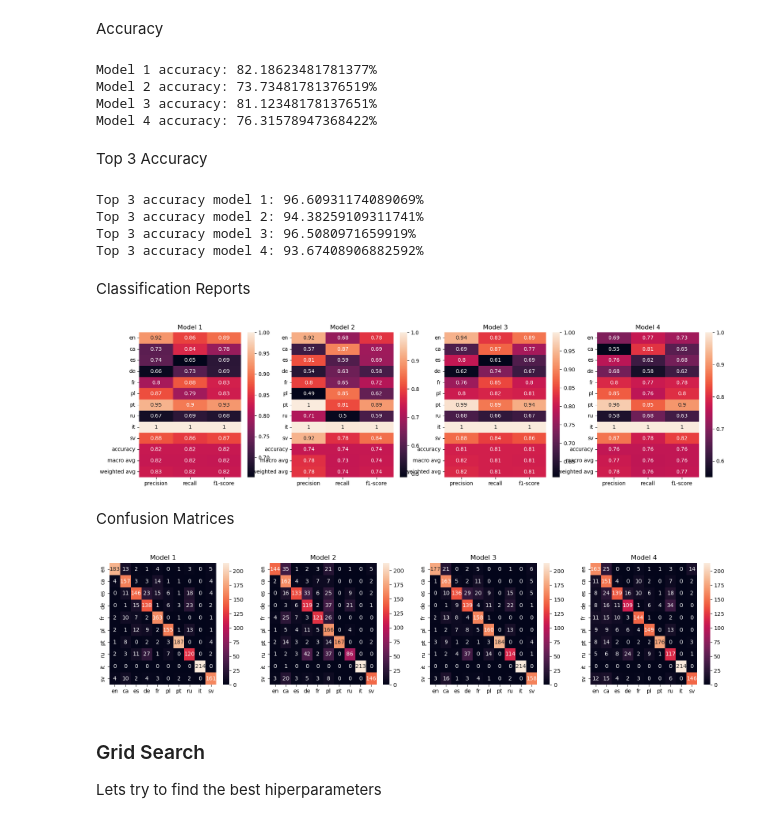
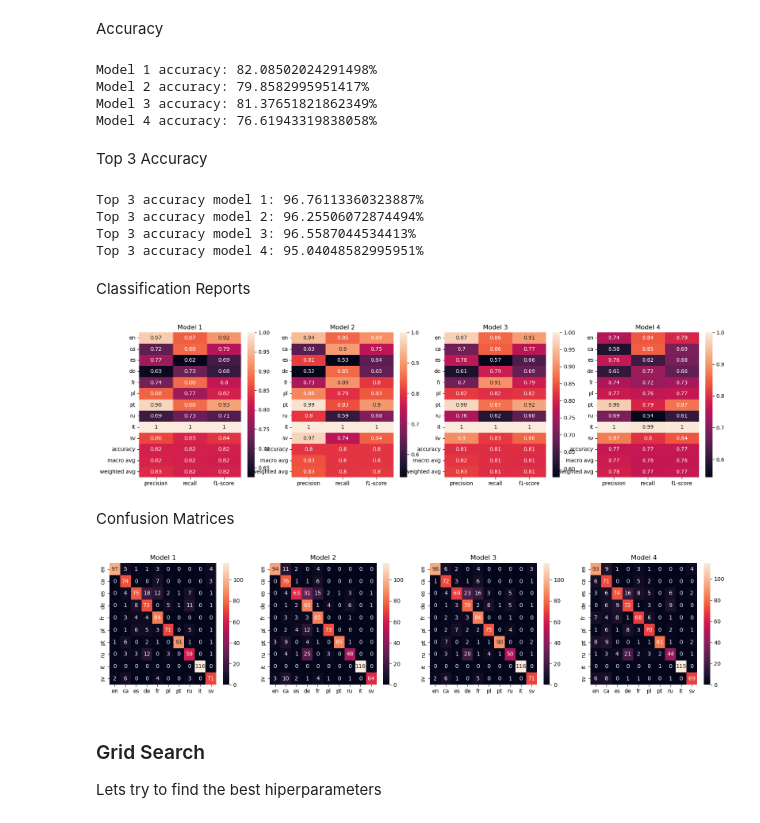
Before and after one commit to jsalisburyv/Machine-Learning, a Jupyter notebook: Practica1/models.ipynb, the cells around one changed output. Drawn from its saved outputs; the diff is of its cells as text; code cells hidden in the pictures.

```diff
--- a/Practica1/models.ipynb
+++ b/Practica1/models.ipynb
@@ -13,6 +13,6 @@ import seaborn as sns
 # %% [markdown]
 ### Read Preprocessed Data
 # %%
-df = pd.read_csv('data/final.csv', index_col=0)
+df = pd.read_csv('data/comb/AD.csv', index_col=0)
 df.head()
 # %% [output]
@@ -51,7 +56,8 @@ X = df.drop(['word', 'lang'], axis=1)
 y = df['lang']
 # %%
 # Split data for training and testing
-X_train, X_test, y_train, y_test = train_test_split(X, y, test_size=0.2, random_state=43) # try different test_size
+X_train, X_test, y_train, y_test = train_test_split(X, y, test_size=0.2, random_state=43)
+X_test, X_val, y_test, y_val = train_test_split(X_test, y_test, test_size=0.5, random_state=43)
 # %%
 # Scale Data: https://towardsdatascience.com/feature-scaling-and-normalisation-in-a-nutshell-5319af86f89b
 scaler = StandardScaler() # try different scalers
@@ -91,10 +99,10 @@ for i, model in enumerate(models):
     score = model.score(X_test_pca, y_test)
     print(f'Model {i+1} accuracy: {score * 100}%')
 # %% [output]
-Model 1 accuracy: 82.18623481781377%
-Model 2 accuracy: 73.73481781376519%
-Model 3 accuracy: 81.12348178137651%
-Model 4 accuracy: 76.31578947368422%
+Model 1 accuracy: 82.08502024291498%
+Model 2 accuracy: 79.8582995951417%
+Model 3 accuracy: 81.37651821862349%
+Model 4 accuracy: 76.61943319838058%
 # %% [markdown]
 Top 3 Accuracy
 # %%
@@ -102,23 +110,23 @@ for i, model in enumerate(models):
     prediction = model.predict_proba(X_test_pca)
     print(f'Top 3 accuracy model {i+1}: {top_k_accuracy_score(y_test, prediction, k=3)*100}%')
 # %% [output]
-Top 3 accuracy model 1: 96.60931174089069%
-Top 3 accuracy model 2: 94.38259109311741%
-Top 3 accuracy model 3: 96.5080971659919%
-Top 3 accuracy model 4: 93.67408906882592%
+Top 3 accuracy model 1: 96.76113360323887%
+Top 3 accuracy model 2: 96.25506072874494%
+Top 3 accuracy model 3: 96.5587044534413%
+Top 3 accuracy model 4: 95.04048582995951%
 # %% [markdown]
 Classification Reports
 # %%
 # Generate classification reports for the models
-langs = ['en', 'ca', 'es', 'de', 'fr', 'pl', 'pt', 'ru', 'it', 'sv']
+langs = ['en', 'de', 'ca', 'es', 'fr', 'it', 'pl', 'pt', 'ru','sv']
 fig, ax = plt.subplots(1, len(models), figsize=(20, 5))
 for i, model in enumerate(models):
     clf_report = classification_report(y_test, model.predict(X_test_pca), zero_division=0, target_names=langs, output_dict=True)
     sns.heatmap(pd.DataFrame(clf_report).iloc[:-1, :].T, annot=True, ax=ax[i])
     ax[i].set_title(f'Model {i+1}')
 plt.show()
 # %% [output]
-[figure, old version]
+[figure, new version]
 # %% [markdown]
 Confusion Matrices
 # %%
@@ -130,7 +138,7 @@ for i, model in enumerate(models):
     ax[i].set_title(f'Model {i+1}')
 plt.show()
 # %% [output]
-[figure, old version]
+[figure, new version]
 # %% [markdown]
 ### Grid Search
 Lets try to find the best hiperparameters
```
Also changed, not shown: parts of 8 cells of this notebook, 2 other files.
